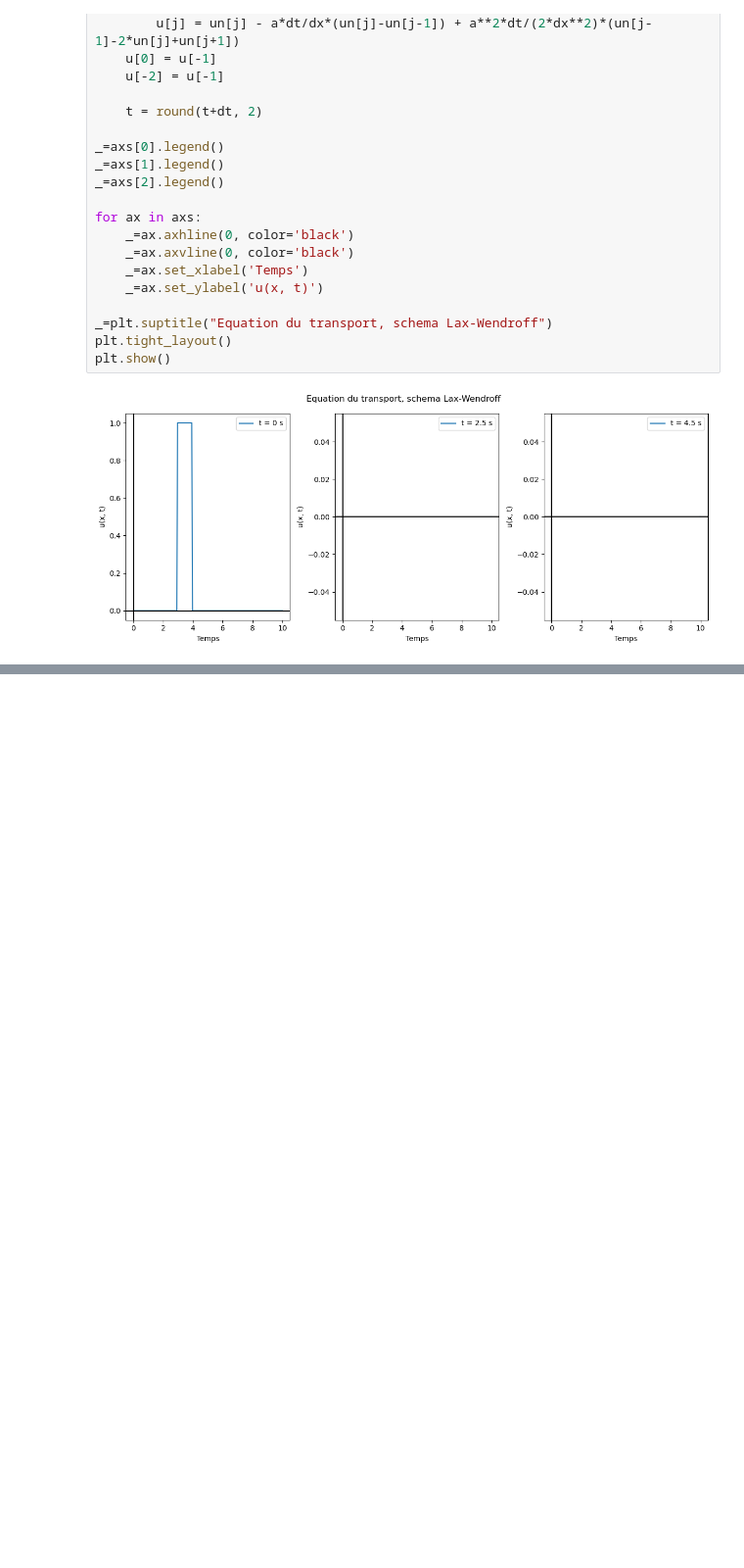
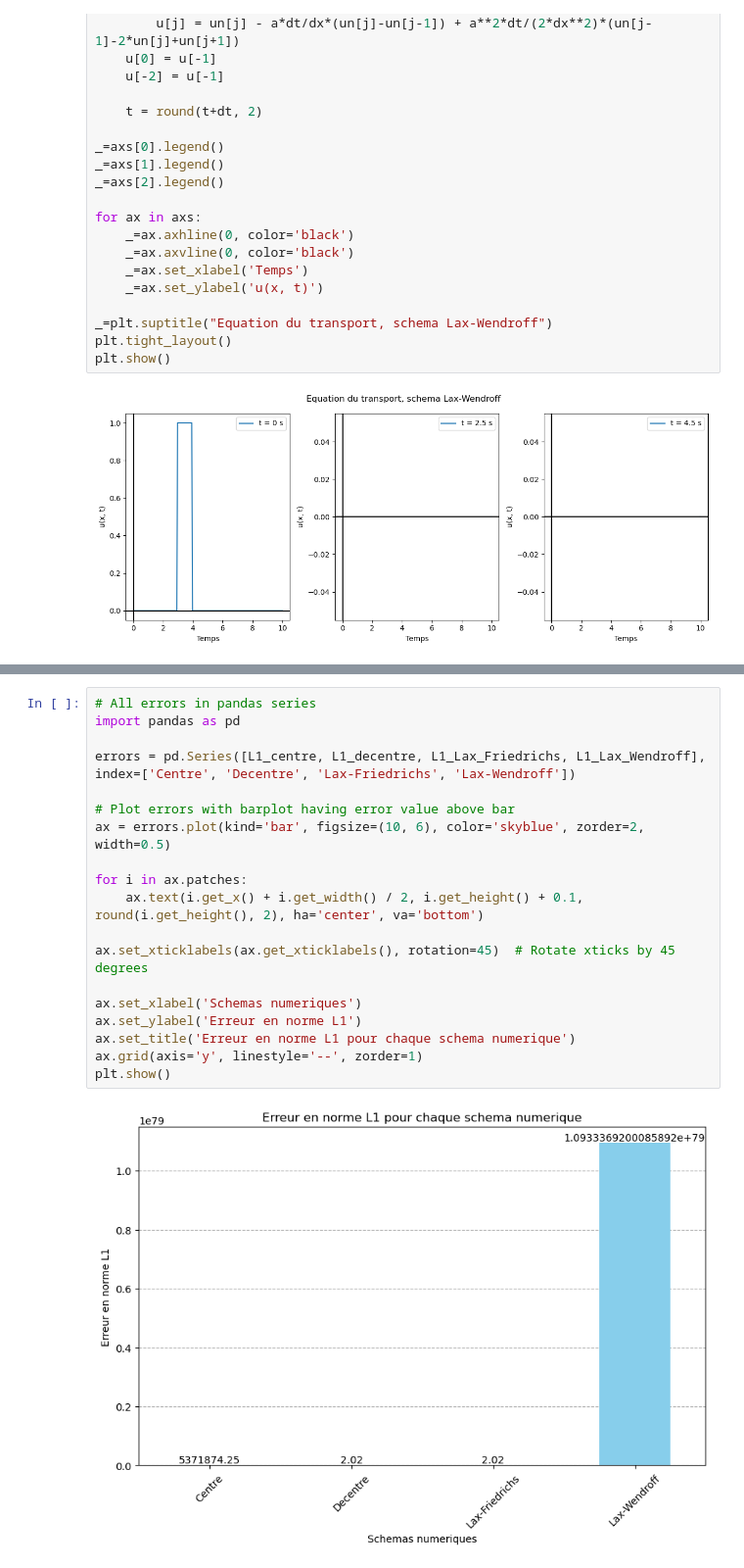
Before and after one commit to QuantBender/FiniteDifferenceMethodMiniProject, a Jupyter notebook: misc.ipynb, the cells around one changed output, grey strips where cells are left out. Shown at 98% size. Saved outputs shown, nothing was run; the diff lists cells and outputs as text; blank space fills up the shorter version.

```diff
--- a/misc.ipynb
+++ b/misc.ipynb
@@ -185,0 +284,21 @@ print("L'erreur en norme L1 pour le schema centre est: ", L1_centre)
+# %%
+# All errors in pandas series
+import pandas as pd
+
+errors = pd.Series([L1_centre, L1_decentre, L1_Lax_Friedrichs, L1_Lax_Wendroff], index=['Centre', 'Decentre', 'Lax-Friedrichs', 'Lax-Wendroff'])
+
+# Plot errors with barplot having error value above bar
+ax = errors.plot(kind='bar', figsize=(10, 6), color='skyblue', zorder=2, width=0.5)
+
+for i in ax.patches:
+    ax.text(i.get_x() + i.get_width() / 2, i.get_height() + 0.1, round(i.get_height(), 2), ha='center', va='bottom')
+
+ax.set_xticklabels(ax.get_xticklabels(), rotation=45)  # Rotate xticks by 45 degrees
+
+ax.set_xlabel('Schemas numeriques')
+ax.set_ylabel('Erreur en norme L1')
+ax.set_title('Erreur en norme L1 pour chaque schema numerique')
+ax.grid(axis='y', linestyle='--', zorder=1)
+plt.show()
+# %% [output]
+[figure, added]
```
Also changed, not shown: parts of 8 cells of this notebook.
